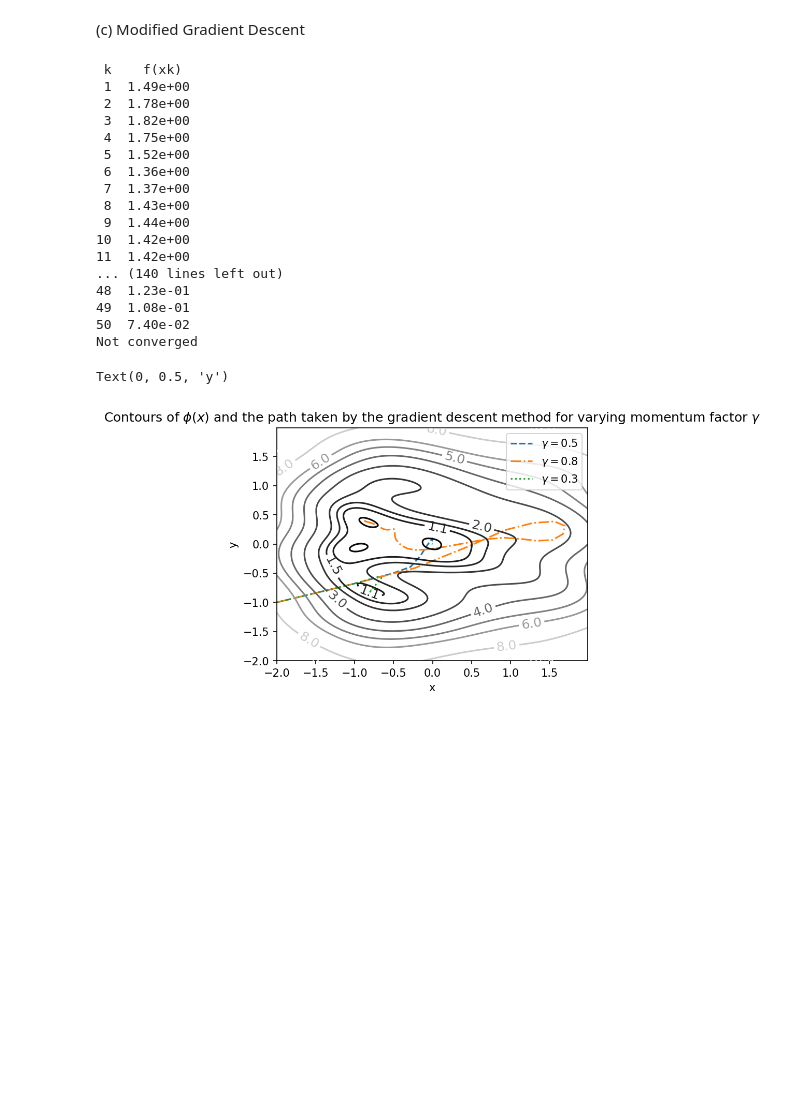
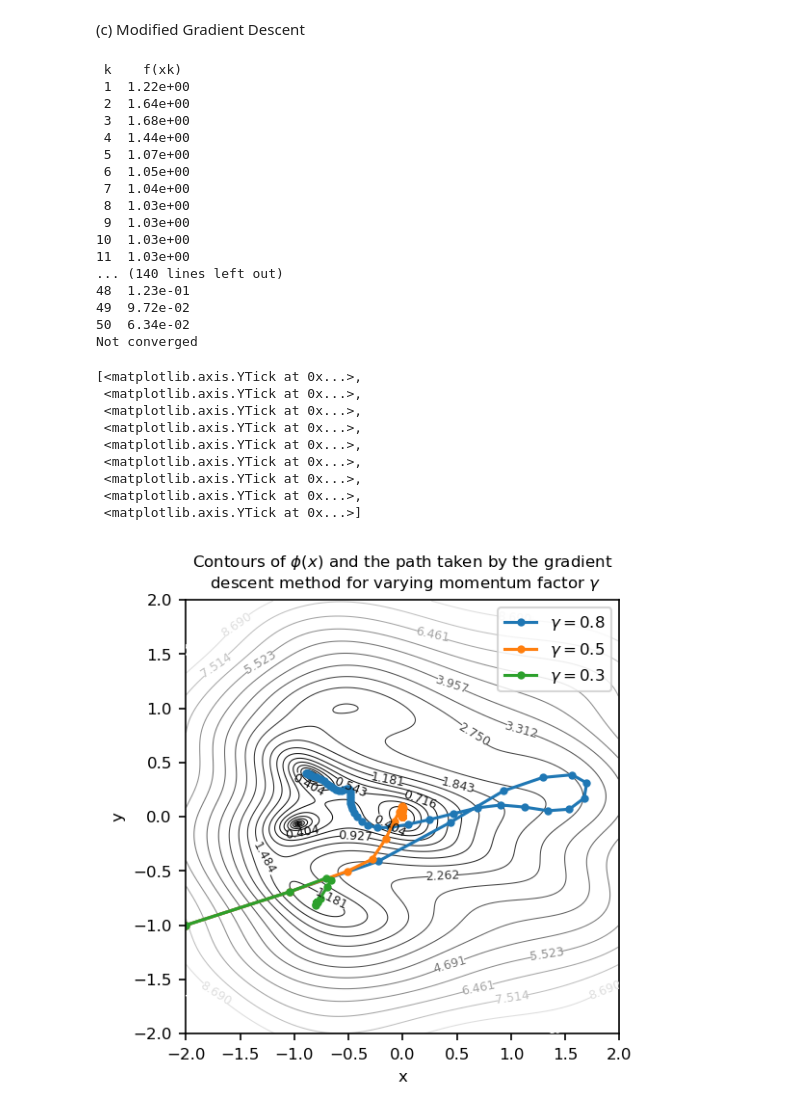
Before and after one commit to RFurze/ScientificComputing, a Jupyter notebook: Assignment1.ipynb, the cells around one changed output. Cells and saved outputs as stored; diff of their text form; code cells hidden in the pictures; blank space fills up the shorter version.

```diff
--- a/Assignment1.ipynb
+++ b/Assignment1.ipynb
@@ -392,7 +412,7 @@ def graddesc(fnon, jac, x0, tol, maxk, *fnonargs):
     print(' k    f(xk)')
 
     # Main Newton loop
-    while (norm(F,2) > tol and k < maxk):
+    while (np.linalg.norm(F) > tol and k < maxk):
         # Evaluate Jacobian matrix
         J = eval(jac)(x,*fnonargs)
 
@@ -404,7 +424,7 @@ def graddesc(fnon, jac, x0, tol, maxk, *fnonargs):
         F = eval(fnon)(x,*fnonargs)
         iterates = np.hstack([iterates,x])
         k += 1
-        print('{0:2.0f}  {1:2.2e}'.format(k, norm(F,2)))
+        print('{0:2.0f}  {1:2.2e}'.format(k, np.linalg.norm(F)))
 
     if (k == maxk):
         print('Not converged')
@@ -484,7 +524,7 @@ def momgraddesc(fnon, jac, x0, gamma, tol, maxk, *fnonargs):
 
     # Main Newton loop
     # TODO: CHECK FNORM CALCULATION - Currently not exiting on convergence
-    while (norm(F,2) > tol and k < maxk):
+    while (np.linalg.norm(F) > tol and k < maxk):
         # Evaluate Jacobian matrix
         J = eval(jac)(x,*fnonargs)
 
@@ -498,7 +538,7 @@ def momgraddesc(fnon, jac, x0, gamma, tol, maxk, *fnonargs):
         #delta0 = delta
         iterates = np.hstack([iterates,x])
         k += 1
-        print('{0:2.0f}  {1:2.2e}'.format(k, norm(F,2)))
+        print('{0:2.0f}  {1:2.2e}'.format(k, np.linalg.norm(F)))
 
     if (k == maxk):
         print('Not converged')
@@ -508,51 +548,71 @@ def momgraddesc(fnon, jac, x0, gamma, tol, maxk, *fnonargs):
     return iterates
 # %%
 import matplotlib.cm as cm
-
+plt.rcParams['font.size'] = 8
 x0 = np.zeros((2,1), dtype=np.float64)
 x0[0] = -2
 x0[1] = -1
 
 iterates1 = momgraddesc('function2','jfunction2', x0, 0.3, 1e-2, 50)
 iterates2 = momgraddesc('function2','jfunction2', x0, 0.5, 1e-2, 50)
 iterates3 = momgraddesc('function2','jfunction2', x0, 0.8, 1e-2, 50)
 
-fig=plt.figure(figsize=(4, 3), dpi=150)
+fig = plt.figure(figsize=(4, 3),dpi=150)
 ax=fig.add_axes([0,0,1,1])
-
-ax.plot(iterates2[0], iterates2[1], '--', label=fr'$\gamma  = 0.5$')
-ax.plot(iterates3[0], iterates3[1], '-.', label=fr'$\gamma  = 0.8$')
-ax.plot(iterates1[0], iterates1[1], ':', label=fr'$\gamma  = 0.3$')
-ax.legend()
+ax.set_aspect('equal','box')
+ax.plot(iterates3[0], iterates3[1], marker='.', label=fr'$\gamma  = 0.8$')
+ax.plot(iterates2[0], iterates2[1], marker='.', label=fr'$\gamma  = 0.5$')
+ax.plot(iterates1[0], iterates1[1], marker='.', label=fr'$\gamma  = 0.3$')
+ax.legend(fontsize=8)
 delta = 0.01
 x = np.arange(-2.0, 2, delta)
 y = np.arange(-2.0, 2, delta)
 X, Y = np.meshgrid(x, y)
 F1 = X**2 + 2*Y**2 + np.sin(2*X)
 F2 = X**2 + np.cos(X + 5*Y) -1.2
 Z = np.sqrt(F1**2 + F2**2)
-CS = ax.contour(X, Y, Z, levels=[0,0.3, 1.1,1.5, 2.0, 3.0, 4.0, 5.0, 6.0, 8.0, 10.0],cmap=cm.gray)
-ax.clabel(CS, inline=True, fontsize=12)
-ax.set_title('Contours of $\phi(x)$ and the path taken by the gradient descent method for varying momentum factor $\gamma$')
+
+#Plot contours
+crange0 = np.linspace(0,1,30)
+crange = crange0**4 * 10
+CS = ax.contour(X, Y, Z, levels=crange,cmap=cm.gray, linewidths=0.5)
+ax.clabel(CS, inline=True, inline_spacing=1,fontsize=6)
+ax.set_title('Contours of $\phi(x)$ and the path taken by the gradient \n descent method for varying momentum factor $\gamma$',fontsize=8)
 ax.set_xlabel('x')
 ax.set_ylabel('y')
+xticks = ax.get_xticks().tolist()
+if xticks[-1] < 2:
+    xticks.append(2)
+ax.set_xticks(xticks)
+yticks = ax.get_yticks().tolist()
+if yticks[-1] < 2:
+    yticks.append(2)
+ax.set_yticks(yticks)
 # %% [output]
  k    f(xk)
- 1  1.49e+00
- 2  1.78e+00
- 3  1.82e+00
- 4  1.75e+00
- 5  1.52e+00
- 6  1.36e+00
- 7  1.37e+00
- 8  1.43e+00
- 9  1.44e+00
-10  1.42e+00
-11  1.42e+00
+ 1  1.22e+00
+ 2  1.64e+00
+ 3  1.68e+00
+ 4  1.44e+00
+ 5  1.07e+00
+ 6  1.05e+00
+ 7  1.04e+00
+ 8  1.03e+00
+ 9  1.03e+00
+10  1.03e+00
+11  1.03e+00
 ... (140 lines left out)
 48  1.23e-01
-49  1.08e-01
-50  7.40e-02
+49  9.72e-02
+50  6.34e-02
 Not converged
-Text(0, 0.5, 'y')
+[<matplotlib.axis.YTick at 0x...>,
+ <matplotlib.axis.YTick at 0x...>,
+ <matplotlib.axis.YTick at 0x...>,
+ <matplotlib.axis.YTick at 0x...>,
+ <matplotlib.axis.YTick at 0x...>,
+ <matplotlib.axis.YTick at 0x...>,
+ <matplotlib.axis.YTick at 0x...>,
+ <matplotlib.axis.YTick at 0x...>,
+ <matplotlib.axis.YTick at 0x...>]
-[figure, old version]
+[figure, new version]
```
Also changed, not shown: parts of 5 cells of this notebook.
